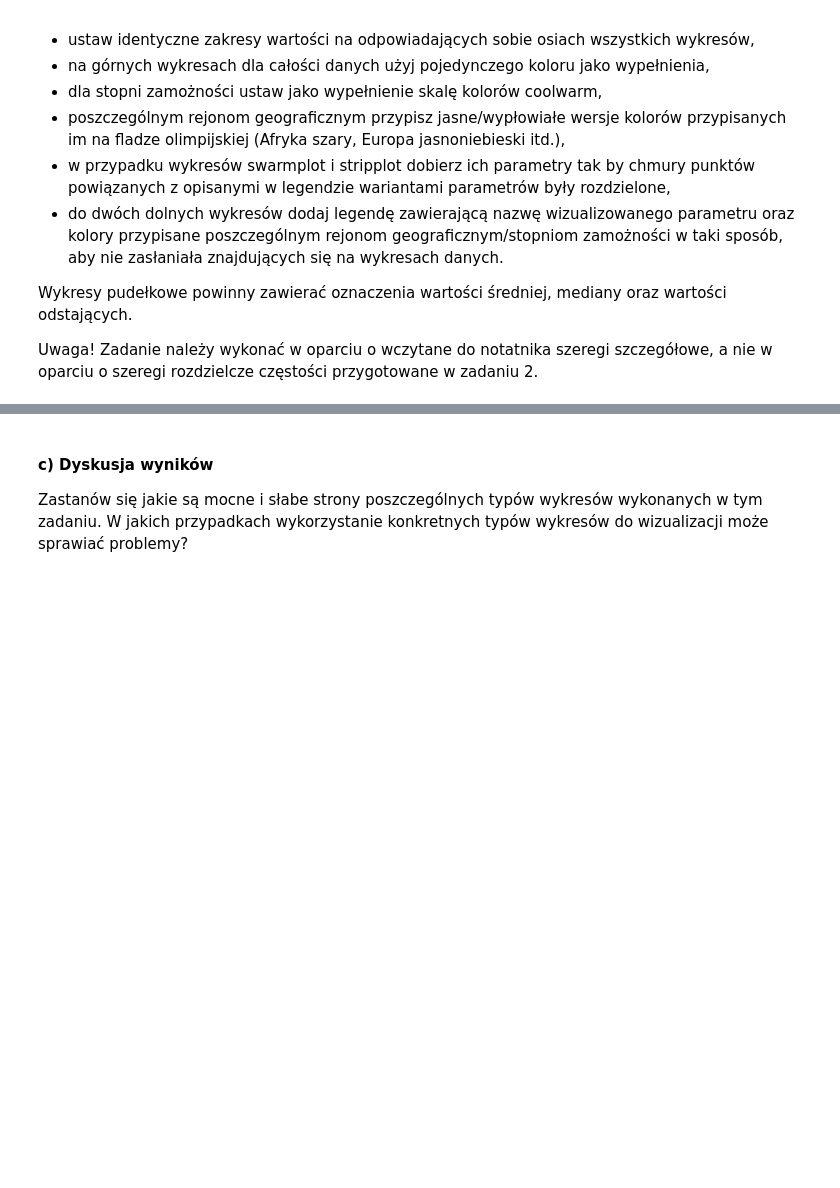
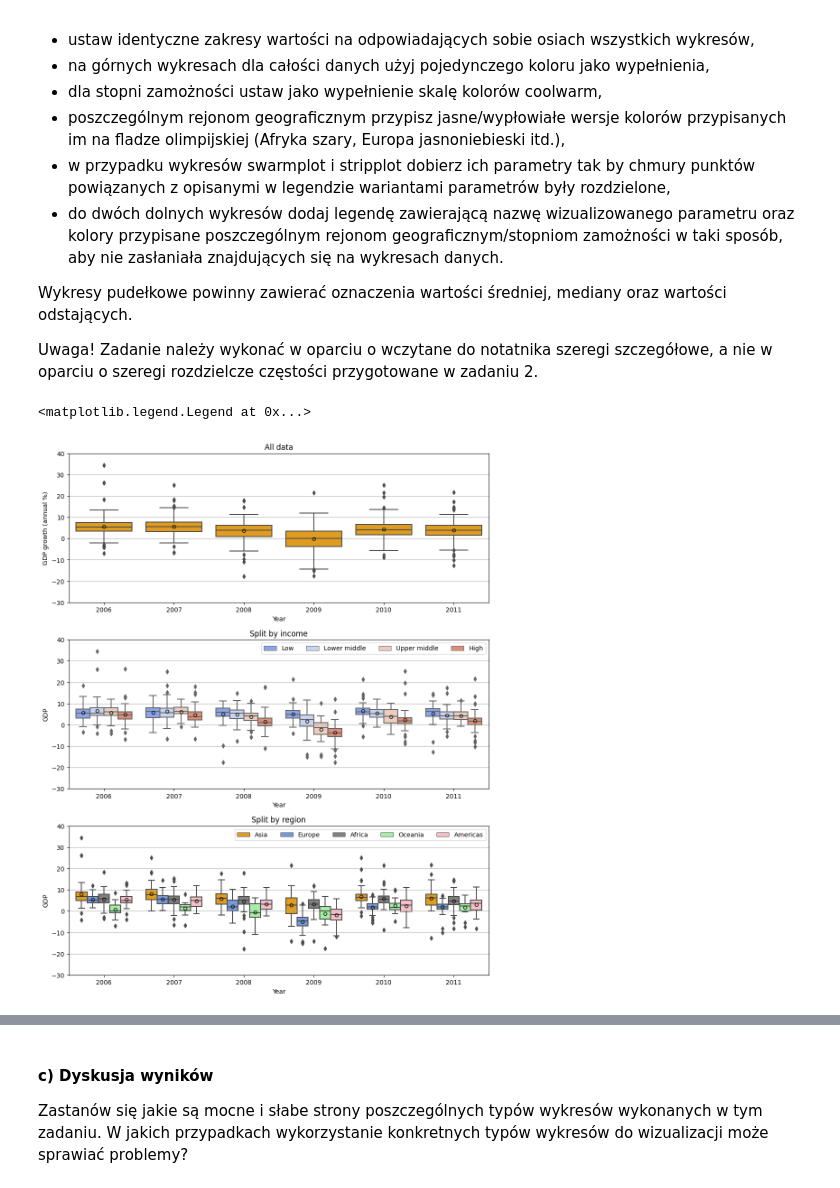
Before and after one commit to piotre10/ADwJP-exercises, a Jupyter notebook: L02/ZZ02_CZ02.ipynb, the cells around one changed output, grey strips where cells are left out. Cells and saved outputs as stored; diff of their text form; code cells hidden in the pictures; blank space fills up the shorter version.

```diff
--- a/L02/ZZ02_CZ02.ipynb
+++ b/L02/ZZ02_CZ02.ipynb
@@ -216,18 +260,43 @@ Wykresy pudełkowe powinny zawierać oznaczenia wartości średniej, mediany ora
 Uwaga! Zadanie należy wykonać w oparciu o wczytane do notatnika szeregi szczegółowe, a nie w oparciu o szeregi rozdzielcze częstości przygotowane w zadaniu 2.
 # %%
 # Boxplot
-fig, ax = plt.subplots(3, 1, figsize=(5,15))
+fig, ax = plt.subplots(3, 1, figsize=(12,15))
 fig.subplots_adjust(hspace=0.25)
 
 def displayPlot(ax, title):
+    ax.set_ylim([-30,40])
     ax.set_xlabel('Year')
     ax.set_ylabel('GDP growth (annual %)')
     ax.set_title(title)
+    ax.grid(axis='y')
 
 displayPlot(ax[0], "All data")
 displayPlot(ax[1], "Split by income")
 displayPlot(ax[2], "Split by region")
-sns.boxplot(recession_data_1, ax=ax[0], color='tab:blue', orient='h')
-sns.boxplot(recession_data_1,x='2006',y='Income Group', ax=ax[1], palette='coolwarm', orient='h')
+
+sns.boxplot(recession_data_1, ax=ax[0], color='orange',
+            showmeans=True, meanprops={"marker":"o", "markerfacecolor":"None", "markersize":5, "markeredgecolor":"black"})
+
+dataByIncome = recession_data_1.melt(
+    id_vars='Income Group',
+    var_name='Year',
+    value_name='GDP',
+    value_vars=['2006', '2007', '2008', '2009', '2010', '2011'])
+sns.boxplot(dataByIncome, x='Year', y='GDP', hue='Income Group', palette='coolwarm', ax=ax[1],
+            showmeans=True, meanprops={"marker":"o", "markerfacecolor":"None", "markersize":5, "markeredgecolor":"black"})
+ax[1].legend(ncol=4)
+
+dataByRegion = recession_data_1.melt(
+    id_vars='Region Name',
+    var_name='Year',
+    value_name='GDP',
+    value_vars=['2006', '2007', '2008', '2009', '2010', '2011'])
+sns.boxplot(dataByRegion, x='Year', y='GDP', hue='Region Name', ax=ax[2],
+            showmeans=True, meanprops={"marker":"o", "markerfacecolor":"None", "markersize":5, "markeredgecolor":"black"},
+            palette=['orange', 'cornflowerblue', 'gray', 'palegreen', 'lightpink'])
+ax[2].legend(ncol=5)
+# %% [output]
+<matplotlib.legend.Legend at 0x...>
+[figure, added]
 # %%
 # Violinplot
```
Also changed, not shown: parts of 10 cells of this notebook.
